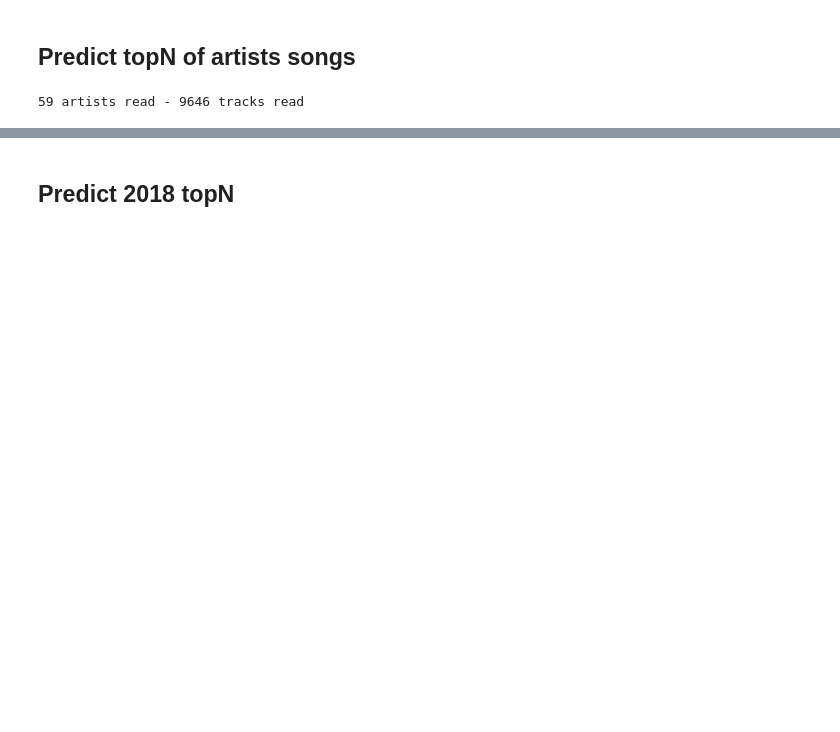
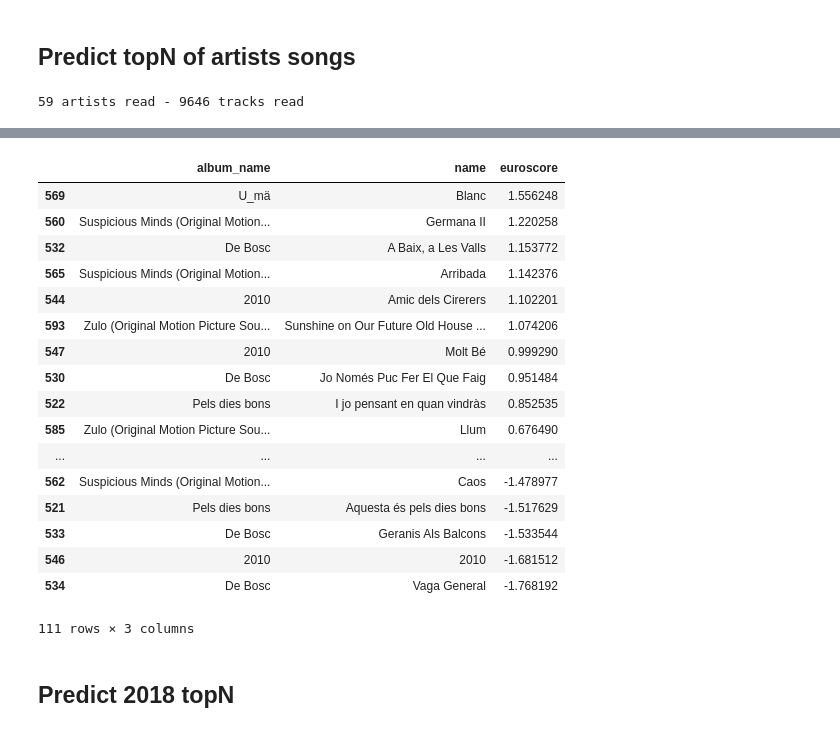
Before and after one commit to eduardbonada/eurovision_songs, a Jupyter notebook: Predict Eurovision using Audio Features.ipynb, the cells around one changed output, grey strips where cells are left out. Cells and saved outputs as stored; diff of their text form; code cells hidden in the pictures; blank space fills up the shorter version.

Commit message:
predict how artists songs would perform in Eurovision

```diff
--- a/Predict Eurovision using Audio Features.ipynb
+++ b/Predict Eurovision using Audio Features.ipynb
@@ -214,0 +192,13 @@ array([[-0.118     ,  2.03422733],
+# %%
+# create a dataframe with the songs to predict
+songs_to_predict = artists_tracks_df[artists_tracks_df['artist_name']=='Pau Vallvé']
+# %%
+# create features matrix
+X_new = dmatrix('{}'.format(features_string), songs_to_predict, return_type = 'dataframe')
+# %%
+# normalize features
+X_new_norm = pd.DataFrame(scaler.transform(X_new))
+X_new_norm[0] = 1 # set intercept back to 1 (scaler sets it to 0 because of 0 variance)
+# %%
+# compute the new predicted score using the feature weights modeled in Logistic Regression
+songs_to_predict['euroscore'] = np.dot(X_new_norm, model.coef_.T)
@@ -215,3 +222,24 @@ array([[-0.118     ,  2.03422733],
+# %%
+songs_to_predict[['album_name', 'name', 'euroscore']].sort_values(by='euroscore', ascending=False)
+# %% [output]
+|  | album_name | name | euroscore |
+| 569 | U_mä | Blanc | 1.556248 |
+| 560 | Suspicious Minds (Original Motion... | Germana II | 1.220258 |
+| 532 | De Bosc | A Baix, a Les Valls | 1.153772 |
+| 565 | Suspicious Minds (Original Motion... | Arribada | 1.142376 |
+| 544 | 2010 | Amic dels Cirerers | 1.102201 |
+| 593 | Zulo (Original Motion Picture Sou... | Sunshine on Our Future Old House ... | 1.074206 |
+| 547 | 2010 | Molt Bé | 0.999290 |
+| 530 | De Bosc | Jo Només Puc Fer El Que Faig | 0.951484 |
+| 522 | Pels dies bons | I jo pensant en quan vindràs | 0.852535 |
+| 585 | Zulo (Original Motion Picture Sou... | Llum | 0.676490 |
+| ... | ... | ... | ... |
+| 562 | Suspicious Minds (Original Motion... | Caos | -1.478977 |
+| 521 | Pels dies bons | Aquesta és pels dies bons | -1.517629 |
+| 533 | De Bosc | Geranis Als Balcons | -1.533544 |
+| 546 | 2010 | 2010 | -1.681512 |
+| 534 | De Bosc | Vaga General | -1.768192 |
+111 rows × 3 columns
 # %% [markdown]
 ## Predict 2018 topN
 # %%
```
Also changed, not shown: parts of 6 cells of this notebook.
